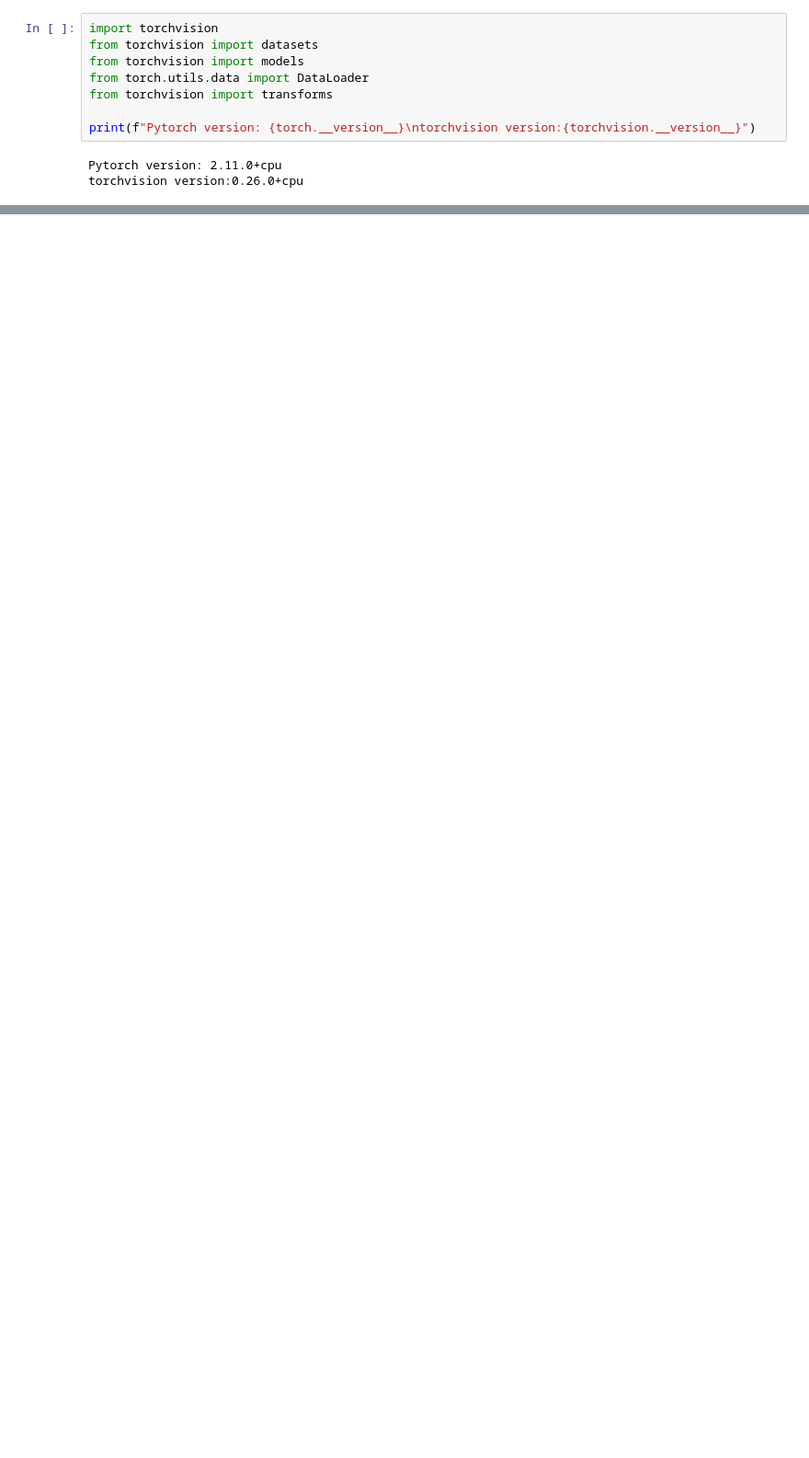
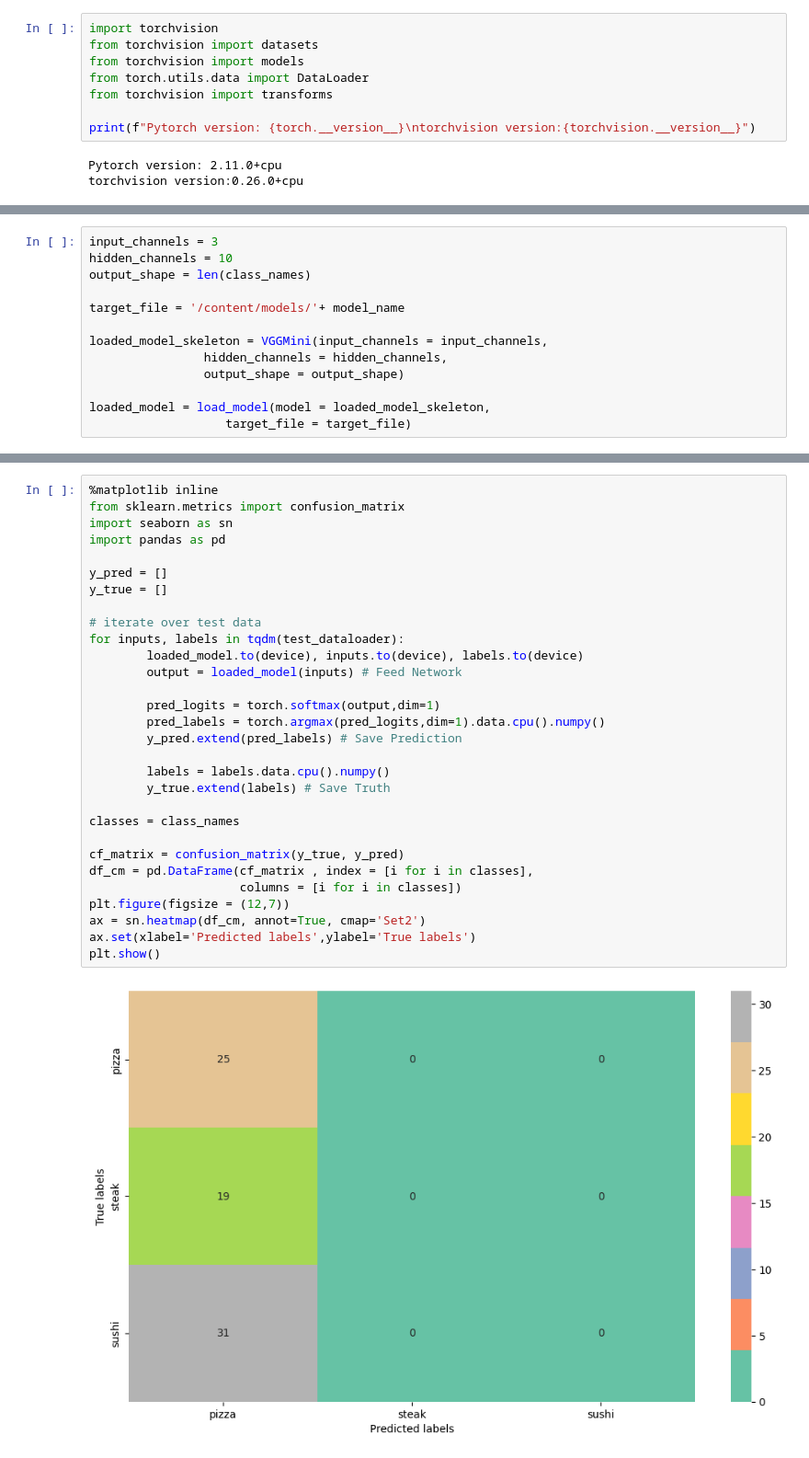
Before and after one commit to Jaingarveet/ViT_from_scratch, a Jupyter notebook: src/train.ipynb, the cells around one changed output, grey strips where cells are left out. Shown at 92% size. Saved outputs shown, nothing was run; the diff lists cells and outputs as text; blank space fills up the shorter version.

```diff
--- a/src/train.ipynb
+++ b/src/train.ipynb
@@ -957,0 +275,13 @@ def pred_and_plot_image(model: torch.nn.Module,
+# %%
+input_channels = 3
+hidden_channels = 10
+output_shape = len(class_names)
+
+target_file = '/content/models/'+ model_name
+
+loaded_model_skeleton = VGGMini(input_channels = input_channels,
+                hidden_channels = hidden_channels,
+                output_shape = output_shape)
+
+loaded_model = load_model(model = loaded_model_skeleton,
+                   target_file = target_file)
@@ -957,0 +331,32 @@ def pred_and_plot_image(model: torch.nn.Module,
+# %%
+%matplotlib inline
+from sklearn.metrics import confusion_matrix
+import seaborn as sn
+import pandas as pd
+
+y_pred = []
+y_true = []
+
+# iterate over test data
+for inputs, labels in tqdm(test_dataloader):
+        loaded_model.to(device), inputs.to(device), labels.to(device)
+        output = loaded_model(inputs) # Feed Network
+
+        pred_logits = torch.softmax(output,dim=1)
+        pred_labels = torch.argmax(pred_logits,dim=1).data.cpu().numpy()
+        y_pred.extend(pred_labels) # Save Prediction
+
+        labels = labels.data.cpu().numpy()
+        y_true.extend(labels) # Save Truth
+
+classes = class_names
+
+cf_matrix = confusion_matrix(y_true, y_pred)
+df_cm = pd.DataFrame(cf_matrix , index = [i for i in classes],
+                     columns = [i for i in classes])
+plt.figure(figsize = (12,7))
+ax = sn.heatmap(df_cm, annot=True, cmap='Set2')
+ax.set(xlabel='Predicted labels',ylabel='True labels')
+plt.show()
+# %% [output]
+[figure, added]
```
Also changed, not shown: parts of 128 cells of this notebook, 5 other files.
